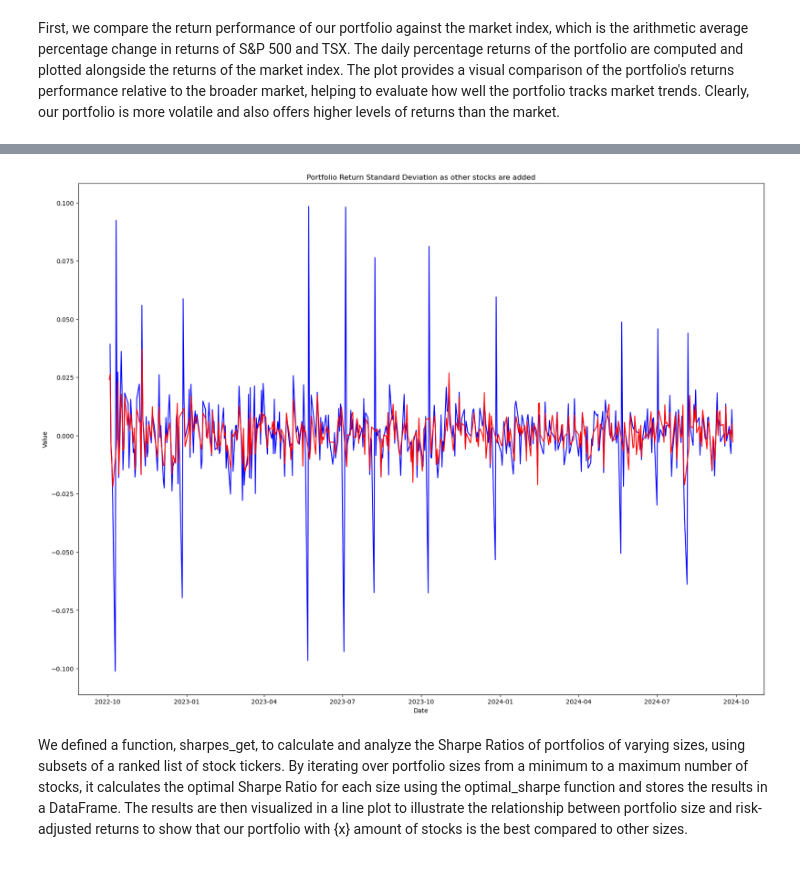
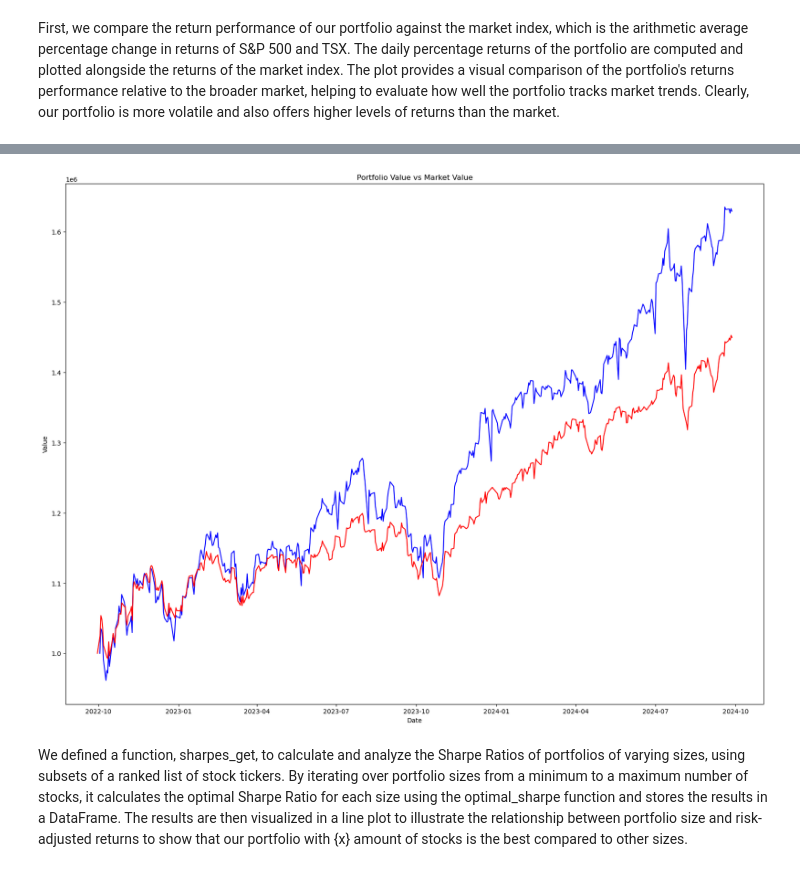
Before and after one commit to akramj13/CFM101-Project, a Jupyter notebook: Team 11 Assignment Annie.ipynb, the cells around one changed output, grey strips where cells are left out. Cells and saved outputs as stored; diff of their text form; code cells hidden in the pictures.

Commit message:
portfolio value graph !!

```diff
--- a/Team 11 Assignment Annie.ipynb
+++ b/Team 11 Assignment Annie.ipynb
@@ -593,34 +645,40 @@ First, we compare the return performance of our portfolio against the market ind
 # %%
-weights = [1/10]*10
-shares = []
+portfolio_value = pd.DataFrame()
+market = pd.DataFrame()
 
-for i in range(len(weights)):
-            allocation = amount * weights[i]  # investment allocated to this stock
-            price_per_share = data.iloc[0][ticker_lst[i].upper()]
-            shares.append(allocation / price_per_share)
+for i in range(len(portfolio)):
+    price = data[list(portfolio['Ticker'])[i]]
+    portfolio_value[list(portfolio['Ticker'])[i]] = list(portfolio['Shares'])[i]*price
 
-test_portfolio = data.iloc[:, :10]*shares
-test_portfolio['value'] = test_portfolio.sum(axis=1)
+portfolio_value['total'] = portfolio_value.sum(axis=1)
 
-test_portfolio_returns = test_portfolio['value'].pct_change(fill_method=None).dropna()
+snp = yf.Ticker('^GSPC').history(start=start_date, end=end_date)[['Close']].dropna()*exchange_rate
+tse = yf.Ticker('^GSPTSE').history(start=start_date,end=end_date)[['Close']].dropna()*exchange_rate
 
-snp = yf.Ticker('^GSPC').history(start=start_date, end=end_date)['Close']
-tse = yf.Ticker('^GSPTSE').history(start=start_date,end=end_date)['Close']
+snp_shares = (amount/2)/snp.iloc[0]['Close']
+tse_shares = (amount/2)/tse.iloc[0]['Close']
 
-market = (snp+tse)/2
-market_returns = market.pct_change(fill_method=None).dropna()
+market['snp'] = snp*snp_shares
+market['tse'] = tse*tse_shares
+market['total'] = market.sum(axis=1)
+
+market = market.dropna()
 
 plt.figure(figsize=(20,15))
 
-plt.plot(test_portfolio_returns, color='b')
-plt.plot(market_returns, color='r')
-plt.title('Portfolio Return Standard Deviation as other stocks are added')
+plt.plot(portfolio_value['total'], color='b')
+plt.plot(market['total'], color='r')
+plt.title('Portfolio Value vs Market Value')
 plt.xlabel('Date')
 plt.ylabel('Value')
 
 plt.show()
+
+pd.set_option('display.max_columns', None)  # or 1000
+pd.set_option('display.max_rows', None)  # or 1000
+pd.set_option('display.max_colwidth', None)  # or 199
 # %% [output]
-[figure, old version]
+[figure, new version]
 # %% [markdown]
 We defined a function, sharpes_get, to calculate and analyze the Sharpe Ratios of portfolios of varying sizes, using subsets of a ranked list of stock tickers. By iterating over portfolio sizes from a minimum to a maximum number of stocks, it calculates the optimal Sharpe Ratio for each size using the optimal_sharpe function and stores the results in a DataFrame. The results are then visualized in a line plot to illustrate the relationship between portfolio size and risk-adjusted returns to show that our portfolio with {x} amount of stocks is the best compared to other sizes.
 # %%
```
Also changed, not shown: parts of 7 cells of this notebook.
